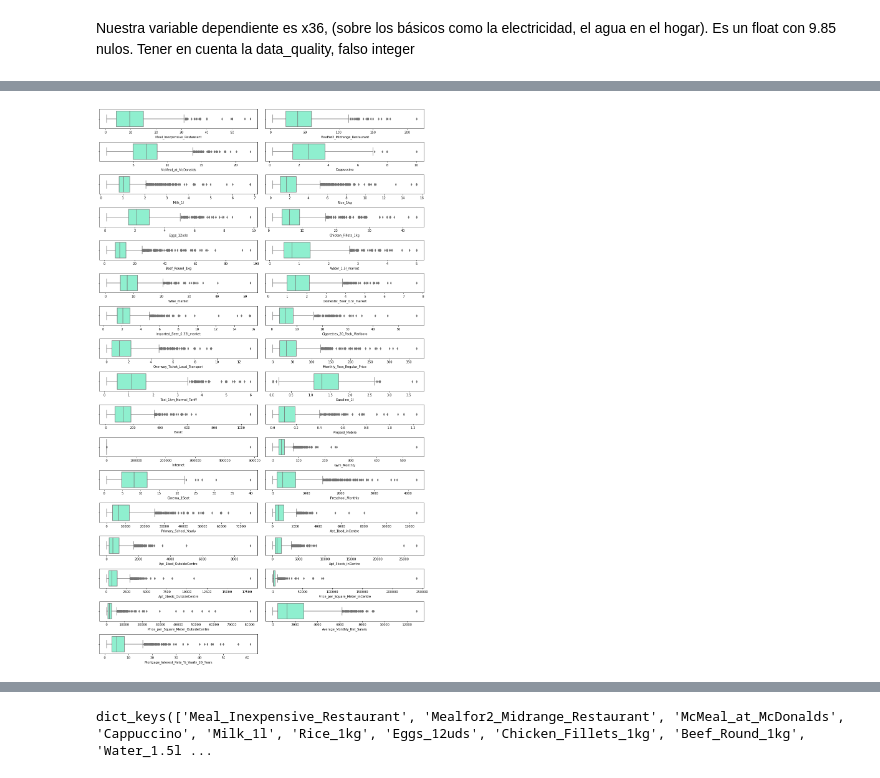
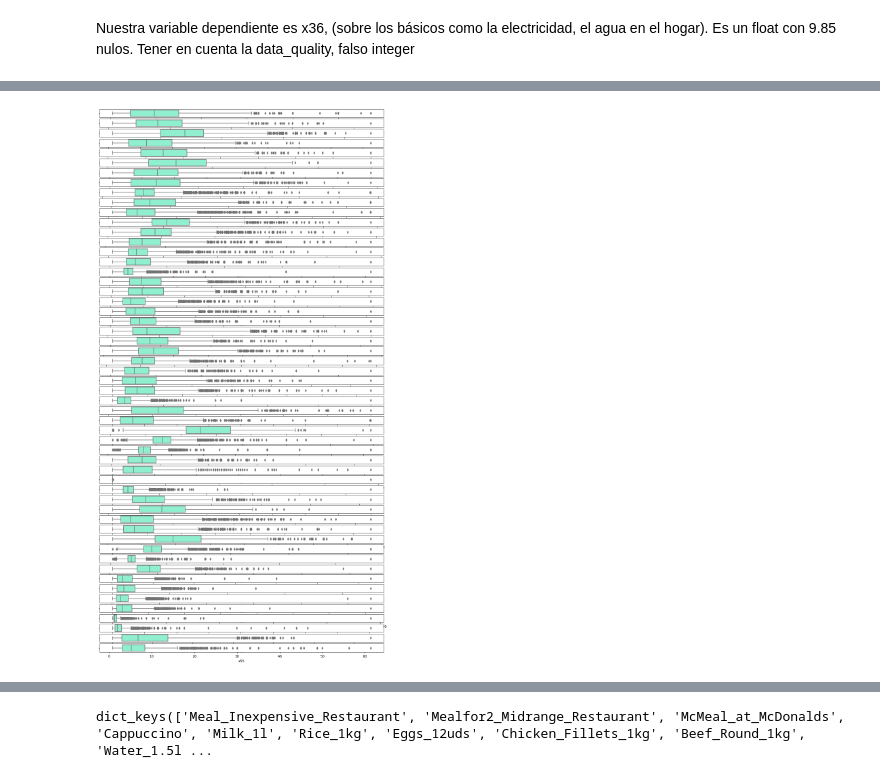
Before and after one commit to Adalab/promo-d-da-modulo1-sprint2-Paloma_Paula_Iris, a Jupyter notebook: regresion_lineal/1_intro_eda+2_test_estadisticos.ipynb, the cells around one changed output, grey strips where cells are left out. Cells and saved outputs as stored; diff of their text form; code cells hidden in the pictures.

```diff
--- a/regresion_lineal/1_intro_eda+2_test_estadisticos.ipynb
+++ b/regresion_lineal/1_intro_eda+2_test_estadisticos.ipynb
@@ -349,14 +338,14 @@ numericas.head(2)
 # %%
-fig, axes = plt.subplots(17, 2, figsize=(15,25))
+fig, axes = plt.subplots(56, figsize=(15,30))
 
 axes = axes.flat
 
 for indice, columna in enumerate(numericas.columns):
     sns.boxplot(x = numericas[columna], data = df, ax=axes[indice], color = "aquamarine");
 
 
 plt.tight_layout()
-fig.delaxes(axes[-1])
+fig.delaxes(axes[indice])
 plt.show()
 # %% [output]
-[figure, old version]
+[figure, new version]
```
Also changed, not shown: parts of 3 cells of this notebook, 3 other files.
